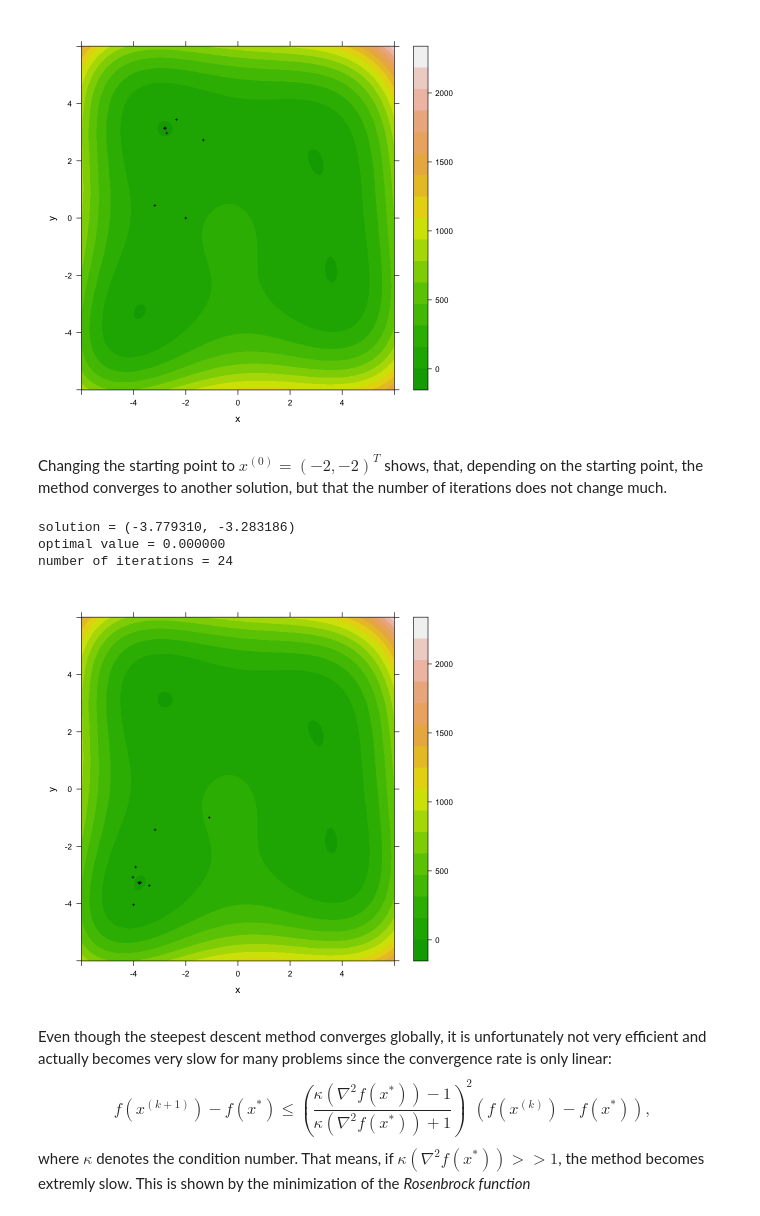
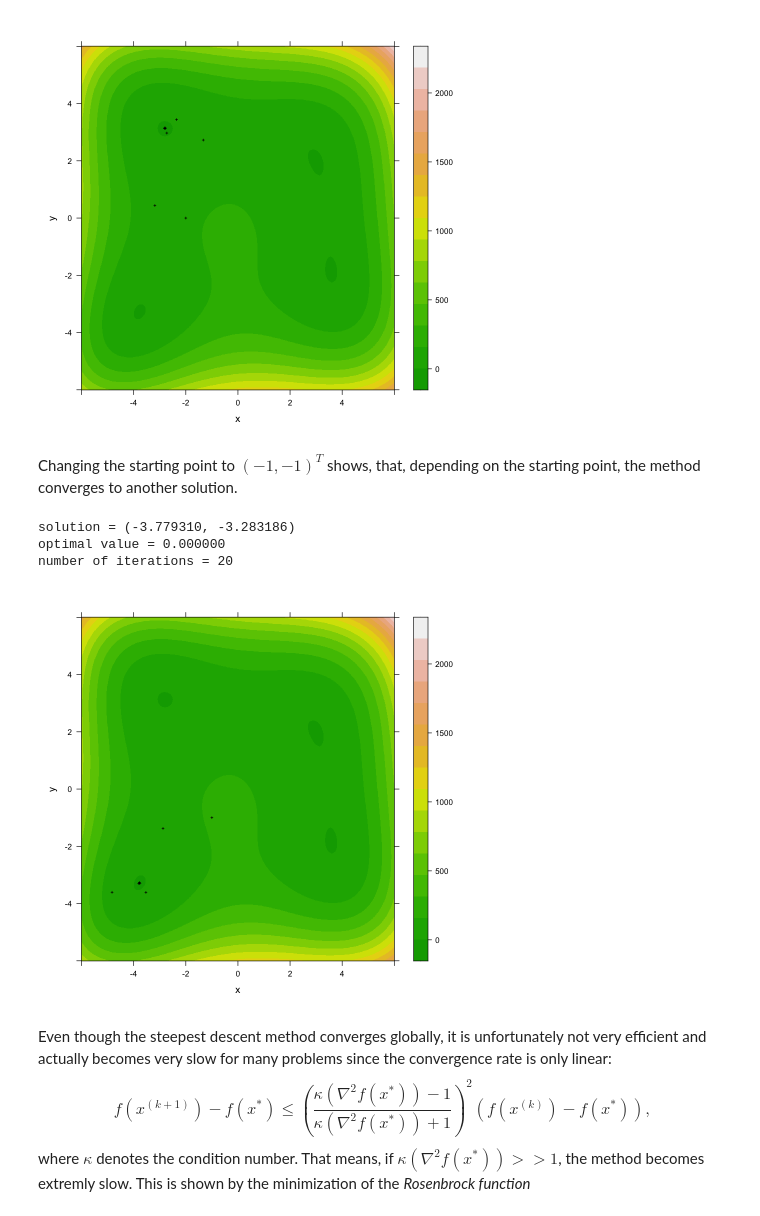
Before and after one commit to juwagner/num_opt, a Jupyter notebook: notebook.ipynb, the cells around one changed output. Saved outputs shown, nothing was run; the diff lists cells and outputs as text; code cells hidden in the pictures.

Commit message:
updated backtracking

```diff
--- a/notebook.ipynb
+++ b/notebook.ipynb
@@ -25,12 +26,12 @@ For the step length $t_k > 0$ the challenge is in avoiding both, a too small and
 # %%
 # backtracking line search (with default values) and descent direction check
-backtracking <- function(f, gradf, x, d, tmax = 1, c = 0.01, rho = 0.5) {
+backtracking <- function(f, gradf, x, d, tmax = 2, c = 0.01, rho = 0.5) {
   t <- tmax
   a <- f(x)               # intercept of linear function
   v <- gradf(x) %*% d
   if (v >= 0) stop("d is not a descent direction")
-  b <- c * v              # slope of linear function
-  while (f(x + t*d) > a + b*t) {
+  b <- c*v                # slope of linear function
+  while (f(x + t*d) > a + b*t) { # Armijo condition
     t <- rho*t
   }
   return(t)
@@ -41,15 +42,12 @@ backtracking <- function(f, gradf, x, d, tmax = 1, c = 0.01, rho = 0.5) {
 The direction $- \nabla f(x)$ is not only a descent direction, but it is the *steepest descent direction* of $f$ at $x$. Using this descent direction yields the *steepest descent method*. Its popularity is based on the fact that it is a very simple method that guarantees global convergence. That means that for an arbitrary starting point, the method converges to a stationary point (and not that the method converges to a global solution).
 # %%
 # steepest descent method with backtracking line search
-steepest_descent = function(f, gradf, x, t = NA, tol = 1e-10){
+steepest_descent <- function(f, gradf, x, tol = 1e-10, ...){
   n_iter <- 0                     # iteration counter
   iterates <- list(x)             # save iterates (for visualization)
-  linesearch <- is.na(t)          # check if constant step size or linesearch
   while (sqrt(sum(gradf(x)^2)) > tol) {      # check stopping criterion
     d <- -gradf(x)                           # steepest descent direction
-    if (linesearch) {
-      t <- backtracking(f, gradf, x, d)      # backtracking line search
-    }
+    t <- backtracking(f, gradf, x, d, ...)   # backtracking line search
     x <- x + t*d                             # steepest descent step
     n_iter <- n_iter+1
     iterates[[n_iter+1]] <- x
@@ -77,20 +75,20 @@ optimal value = 0.000000
 number of iterations = 23
 [figure]
 # %% [markdown]
-Changing the starting point to $x^{(0)} = (-2, -2)^T$ shows, that, depending on the starting point, the method converges to another solution, but that the number of iterations does not change much.
+Changing the starting point to $(-1, -1)^T$ shows, that, depending on the starting point, the method converges to another solution.
 # %%
 # steepest descent for Himmelblau function
-x_start <- c(-1.1, -1)
+x_start <- c(-1, -1)
 sd_min <- steepest_descent(f_himmel, grad_himmel, x = x_start)
 cat(sprintf("solution = (%f, %f) \n", sd_min$results$solution[1], sd_min$results$solution[2]))
 cat(sprintf("optimal value = %f \n", sd_min$results$opt_value))
 cat(sprintf("number of iterations = %s", sd_min$results$n_iter))
 plot_iterates_2d(f_himmel, sd_min$iterates, xlim=c(-6, 6), ylim=c(-6, 6))
 # %% [output]
 solution = (-3.779310, -3.283186)
 optimal value = 0.000000
-number of iterations = 24
+number of iterations = 20
-[figure, old version]
+[figure, new version]
 # %% [markdown]
 Even though the steepest descent method converges globally, it is unfortunately not very efficient and actually becomes very slow for many problems since the convergence rate is only linear: $$f(x^{(k+1)}) - f(x^{*}) \leq \left(\dfrac{\kappa(\nabla^2 f(x^*))-1}{\kappa(\nabla^2 f(x^*))+1} \right)^2 (f(x^{(k)}) - f(x^{*})),$$ where $\kappa$ denotes the condition number. That means, if $\kappa(\nabla^2 f(x^*)) >> 1$, the method becomes extremly slow. This is shown by the minimization of the *Rosenbrock function* $$f_{rosen}: \mathbb{R}^2 \rightarrow \mathbb{R}, \ \ x \mapsto 100(x_2−x_1^2)^2+(1−x_1)^2,$$ which has a strict unique minimizer at $x^* = (1,1)^T$ with optimal value $f_{rosen}(x^*) = 0$. The steepest descent method finds the solution as expected, but requires approximately $25,000$ iterations, which is ridiculously large. Note that $\kappa(\nabla^2 f_{rosen}(x^*)) \approx 2,500$.
 # %%
```
Also changed, not shown: parts of 17 cells of this notebook, 4 other files.
